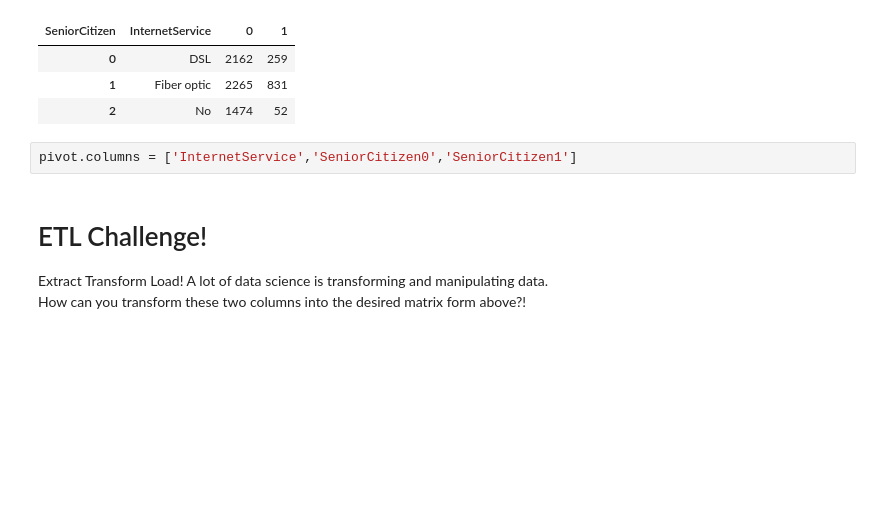
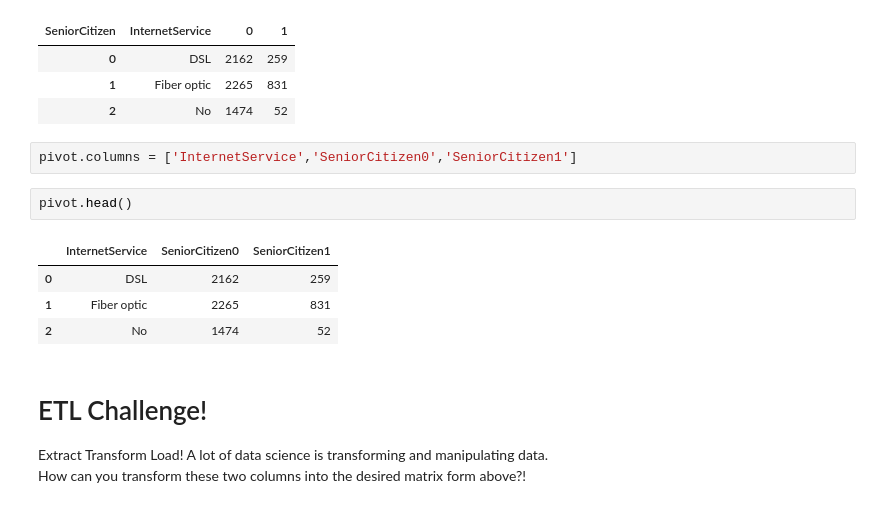
Before and after one commit to JC-B/ds-categorical-vars-heatmap-qa-internal, a Jupyter notebook: index.ipynb, the cells around one changed output. Drawn from its saved outputs; the diff is of its cells as text; blank space fills up the shorter version.

```diff
--- a/index.ipynb
+++ b/index.ipynb
@@ -111,6 +111,13 @@ pivot.head()
 | 2 | No | 1474 | 52 |
 # %%
 pivot.columns = ['InternetService','SeniorCitizen0','SeniorCitizen1']
+# %%
+pivot.head()
+# %% [output]
+|  | InternetService | SeniorCitizen0 | SeniorCitizen1 |
+| 0 | DSL | 2162 | 259 |
+| 1 | Fiber optic | 2265 | 831 |
+| 2 | No | 1474 | 52 |
 # %% [markdown]
 # ETL Challenge!
 Extract Transform Load! A lot of data science is transforming and manipulating data.
```
